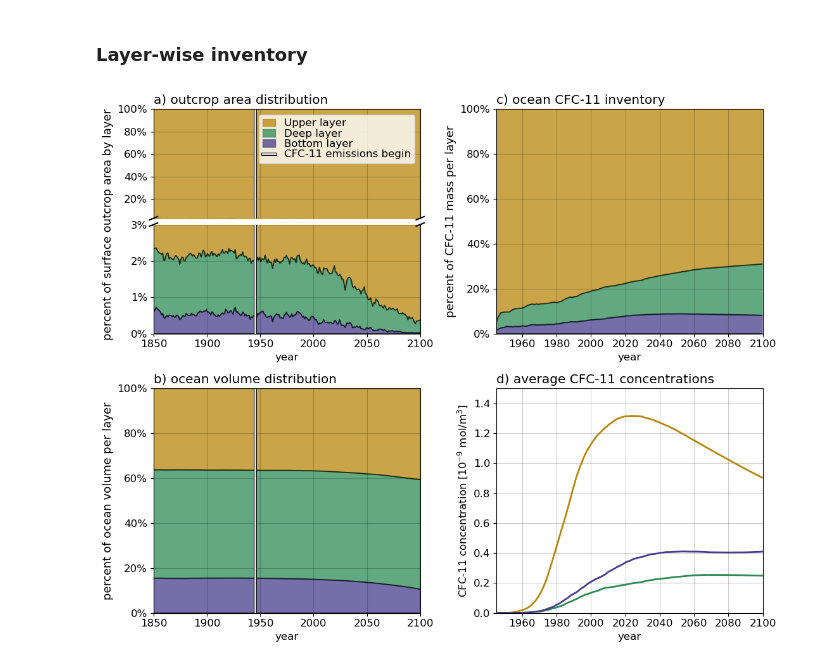
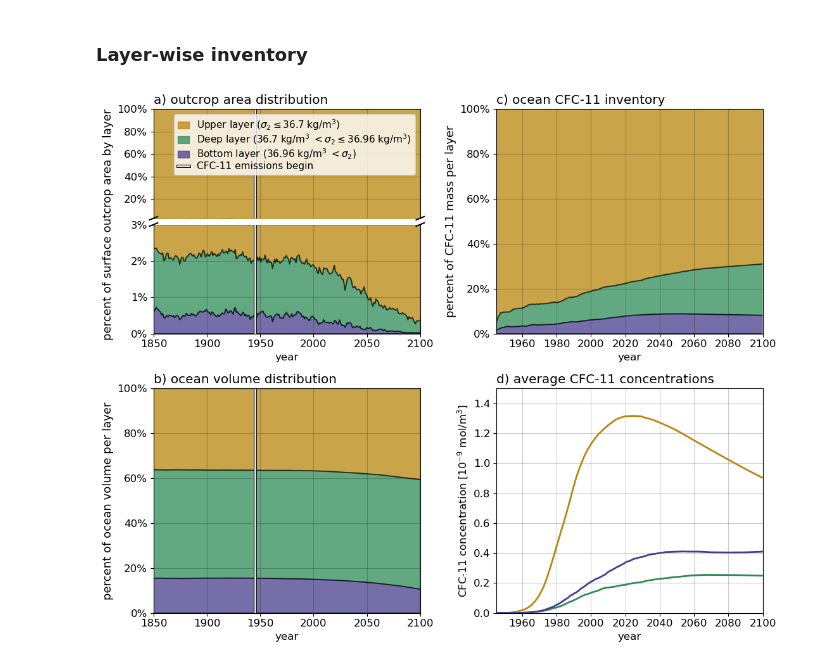
Before and after one commit to hdrake/CM4XTransientTracers, a Jupyter notebook: notebooks/1_layer_inventories.ipynb, the cells around one changed output. Saved outputs shown, nothing was run; the diff lists cells and outputs as text; code cells hidden in the pictures.

Commit message:
Minor tweaking of figures

```diff
--- a/notebooks/1_layer_inventories.ipynb
+++ b/notebooks/1_layer_inventories.ipynb
@@ -150,7 +155,7 @@ for k, label, color in zip([0,1,2], layer_labels, layer_colors):
     y2 = pad_array(100 - outcrop_area.isel(sigma2_surface_l=slice(0,k+1)).sum("sigma2_surface_l") / outcrop_area.sum("sigma2_surface_l")*100)
     ax.fill_between(x, y1, y2, label=label, color=color, alpha=0.75)
     ax.plot(x, y2, color="k", lw=1.25, alpha=0.7)
-    ax2.fill_between(x, y1, y2, label=label, color=color, alpha=0.75)
+    ax2.fill_between(x, y1, y2, label=f"{label} ({sigma2_range[k]})", color=color, alpha=0.75)
     ax2.plot(x, y2, color="k", lw=1.25, alpha=0.7)
     ax2.set_ylabel("percent of surface outcrop area by layer", fontsize=13, loc="top")
     ax2.set_title("a) outcrop area distribution", loc="left")
@@ -188,35 +193,35 @@ ax2.yaxis.set_major_formatter(mtick.PercentFormatter(decimals=0))
 axes.flatten()[0].set_xlim(1850, 2100)
 axes.flatten()[0].axvline(1945, color="w", alpha=0.9, lw=2, label="CFC-11 emissions begin", path_effects=[pe.Stroke(linewidth=3.5, foreground='k'), pe.Normal()])
 ax2.axvline(1945, color="w", alpha=0.9, lw=2, label="CFC-11 emissions begin", path_effects=[pe.Stroke(linewidth=3.5, foreground='k'), pe.Normal()])
-ax2.legend(fontsize=12, labelspacing=0.08, handlelength=1.2)
+ax2.legend(fontsize=11, labelspacing=0.08, handlelength=1.2)
 axes.flatten()[2].set_xlim(1850, 2100)
 axes.flatten()[2].set_ylim(0, 100)
 axes.flatten()[2].axvline(1945, color="w", alpha=0.9, lw=2, label="CFC-11 emissions begin", path_effects=[pe.Stroke(linewidth=3.5, foreground='k'), pe.Normal()])
 axes.flatten()[1].set_xlim(1945, 2100)
 axes.flatten()[3].set_xlim(1945, 2100)
 axes.flatten()[3].set_ylim(0, 1.5)
 
 ax = axes[0][0]
 # From https://matplotlib.org/examples/pylab_examples/broken_axis.html
 d = .015  # how big to make the diagonal lines in axes coordinates
 # arguments to pass to plot, just so we don't keep repeating them
 kwargs = dict(transform=ax2.transAxes, color='k', clip_on=False)
 ax2.plot((-d, +d), (-d, +d), **kwargs)        # top-left diagonal
 ax2.plot((1 - d, 1 + d), (-d, +d), **kwargs)  # top-right diagonal
 kwargs.update(transform=ax.transAxes)  # switch to the bottom axes
 ax.plot((-d, +d), (1 - d, 1 + d), **kwargs)  # bottom-left diagonal
 ax.plot((1 - d, 1 + d), (1 - d, 1 + d), **kwargs)  # bottom-right diagonal
 ax.set_ylim(0, 3)
 ax.set_xlim(1850, 2100)
 ax2.set_ylim(3, 100)
 ax2.set_xlim(1850, 2100)
 
 for ax in axes.flatten():
     ax.grid(True, alpha=0.2, color="k")
     ax.set_xlabel("year")
 ax2.grid(True, alpha=0.2, color="k")
 
 plt.tight_layout()
 plt.savefig("../figures/Fig3_layered_cfc11_inventory.png", bbox_inches="tight", dpi=300)
 # %% [output]
-[figure, old version]
+[figure, new version]
```
Also changed, not shown: parts of 2 cells of this notebook, 4 other files.
